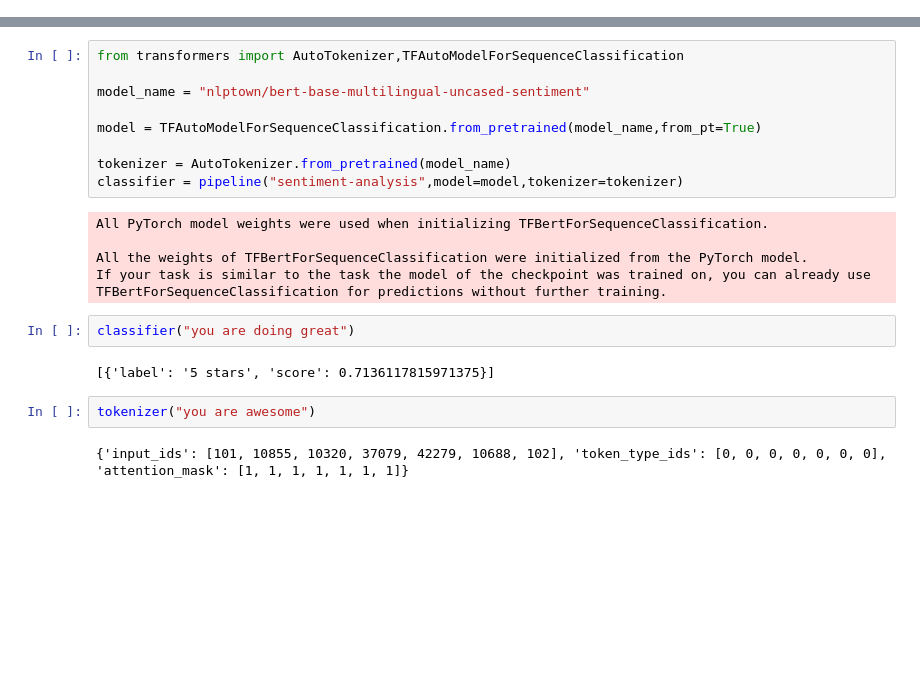
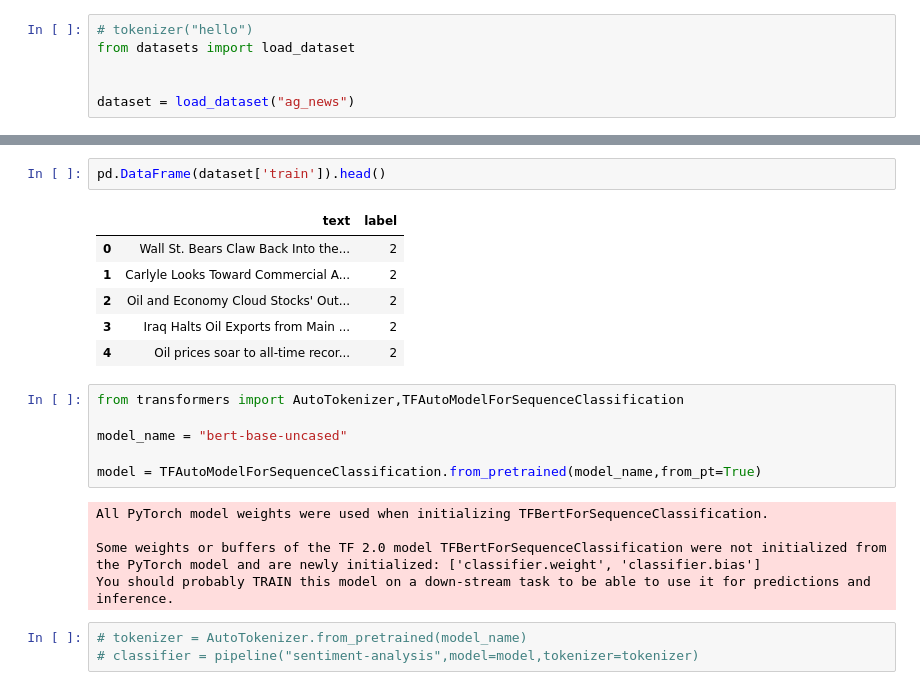
Before and after one commit to Rohitw3code/Hugging-Face-implementation, a Jupyter notebook: Hugging_Face_implt.ipynb, the cells around one changed output, grey strips where cells are left out. Drawn from its saved outputs; the diff is of its cells as text; blank space fills up the shorter version.

Commit message:
complete code to fine tune the model

```diff
--- a/Hugging_Face_implt.ipynb
+++ b/Hugging_Face_implt.ipynb
@@ -40,0 +26,6 @@ classifier(["i scored 10 out of 100 thats why i had to call my parents."
+# %%
+# tokenizer("hello")
+from datasets import load_dataset
+
+
+dataset = load_dataset("ag_news")
@@ -41,22 +34,23 @@ classifier(["i scored 10 out of 100 thats why i had to call my parents."
+# %%
+pd.DataFrame(dataset['train']).head()
+# %% [output]
+|  | text | label |
+| 0 | Wall St. Bears Claw Back Into the... | 2 |
+| 1 | Carlyle Looks Toward Commercial A... | 2 |
+| 2 | Oil and Economy Cloud Stocks' Out... | 2 |
+| 3 | Iraq Halts Oil Exports from Main ... | 2 |
+| 4 | Oil prices soar to all-time recor... | 2 |
 # %%
 from transformers import AutoTokenizer,TFAutoModelForSequenceClassification
 
-model_name = "nlptown/bert-base-multilingual-uncased-sentiment"
+model_name = "bert-base-uncased"
 
 model = TFAutoModelForSequenceClassification.from_pretrained(model_name,from_pt=True)
-
-tokenizer = AutoTokenizer.from_pretrained(model_name)
-classifier = pipeline("sentiment-analysis",model=model,tokenizer=tokenizer)
 # %% [output]
 All PyTorch model weights were used when initializing TFBertForSequenceClassification.
 
-All the weights of TFBertForSequenceClassification were initialized from the PyTorch model.
-If your task is similar to the task the model of the checkpoint was trained on, you can already use TFBertForSequenceClassification for predictions without further training.
+Some weights or buffers of the TF 2.0 model TFBertForSequenceClassification were not initialized from the PyTorch model and are newly initialized: ['classifier.weight', 'classifier.bias']
+You should probably TRAIN this model on a down-stream task to be able to use it for predictions and inference.
-# %%
-classifier("you are doing great")
-# %% [output]
-[{'label': '5 stars', 'score': 0.7136117815971375}]
-# %%
-tokenizer("you are awesome")
-# %% [output]
-{'input_ids': [101, 10855, 10320, 37079, 42279, 10688, 102], 'token_type_ids': [0, 0, 0, 0, 0, 0, 0], 'attention_mask': [1, 1, 1, 1, 1, 1, 1]}
+# %%
+# tokenizer = AutoTokenizer.from_pretrained(model_name)
+# classifier = pipeline("sentiment-analysis",model=model,tokenizer=tokenizer)
```
Also changed, not shown: parts of 24 cells of this notebook, 4 other files.
